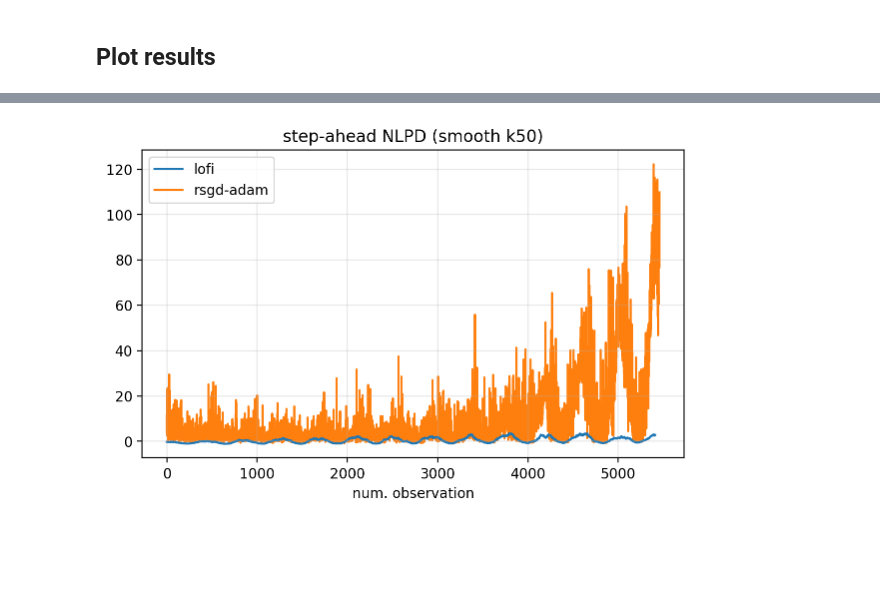
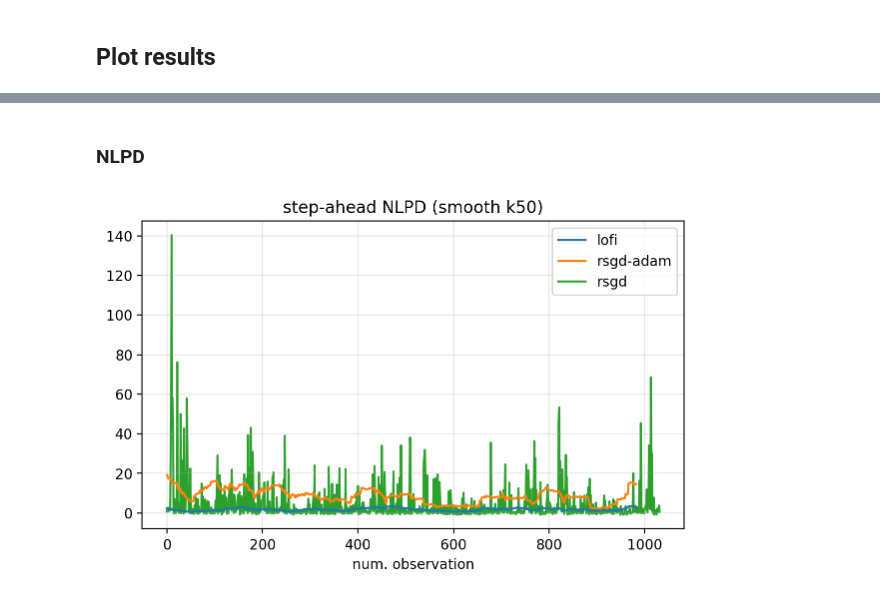
Before and after one commit to probml/rebayes, a Jupyter notebook: demos/collas/regression/rotating-mnist-unsorted.ipynb, the cells around one changed output, grey strips where cells are left out. Saved outputs shown, nothing was run; the diff lists cells and outputs as text; code cells hidden in the pictures; blank space fills up the shorter version.

```diff
--- a/demos/collas/regression/rotating-mnist-unsorted.ipynb
+++ b/demos/collas/regression/rotating-mnist-unsorted.ipynb
@@ -75,11 +66,15 @@ callback = partial(callbacks.cb_reg_mc,
 )
 # %%
 callback_rsgd_adam = partial(callback, apply_fn=agent_rsgd_adam.apply_fn, agent=agent_rsgd_adam)
-bel_rsgd_adam, output_rsgd_adam = agent_rsgd_adam.scan(X_train, Y_train, progress_bar=True, callback=callback_rsgd_adam)
+bel_rsgd_adam, output_rsgd_adam = agent_rsgd_adam.scan(X_test, Y_test, progress_bar=True, callback=callback_rsgd_adam)
 output_rsgd_adam = tree_to_cpu(output_rsgd_adam)
+# %%
+callback_rsgd = partial(callback, apply_fn=agent_rsgd.apply_fn, agent=agent_rsgd)
+bel_rsgd, output_rsgd = agent_rsgd.scan(X_test, Y_test, progress_bar=True, callback=callback_rsgd)
+output_rsgd = tree_to_cpu(output_rsgd)
 # %%
 callback_lofi = partial(callback, apply_fn=agent_lofi.params.emission_mean_function, agent=agent_lofi)
-bel_lofi, output_lofi = agent_lofi.scan(X_train, Y_train, progress_bar=True, callback=callback_lofi)
+bel_lofi, output_lofi = agent_lofi.scan(X_test, Y_test, progress_bar=True, callback=callback_lofi)
 output_lofi = tree_to_cpu(output_lofi)
 # %% [markdown]
 ## Plot results
@@ -138,26 +167,30 @@ plt.savefig(namefile)
+# %% [markdown]
+### NLPD
 # %%
 fig, ax = plt.subplots(figsize=(7, 4))
 
 metric_lofi = output_lofi["nlpd"]
 metric_rsgd_adam = output_rsgd_adam["nlpd"]
+metric_rsgd = output_rsgd["nlpd"]
 
 metric_lofi = np.convolve(metric_lofi, kernel, mode=kmode)
-metric_rsgd = np.convolve(metric_rsgd_adam, kernel, mode=kmode)
+metric_rsgd_adam = np.convolve(metric_rsgd_adam, kernel, mode=kmode)
 
-plt.plot(metric_lofi, label="lofi", zorder=1)
-plt.plot(metric_rsgd_adam, label="rsgd-adam", zorder=0)
+plt.plot(metric_lofi, label="lofi", zorder=2)
+plt.plot(metric_rsgd_adam, label="rsgd-adam", zorder=1)
+plt.plot(metric_rsgd, label="rsgd", zorder=0)
 
 plt.title(f"step-ahead NLPD (smooth k{ksize})")
 plt.xlabel("num. observation")
 
 plt.legend()
 plt.grid(alpha=0.3)
 
 namefile = "ose-nlpd.pdf"
 namefile = os.path.join(dir_output, f"{task_name}-{namefile}")
 plt.savefig(namefile)
 # %% [output]
-[figure, old version]
+[figure, new version]
 # %%
 fig, ax = plt.subplots(figsize=(7, 4))
 
```
Also changed, not shown: parts of 11 cells of this notebook.
